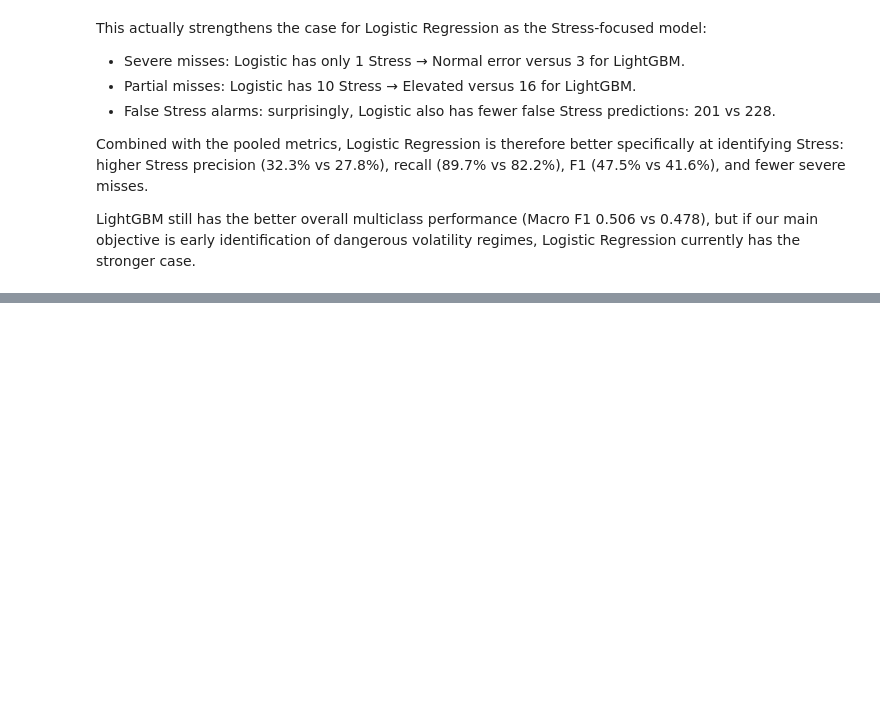
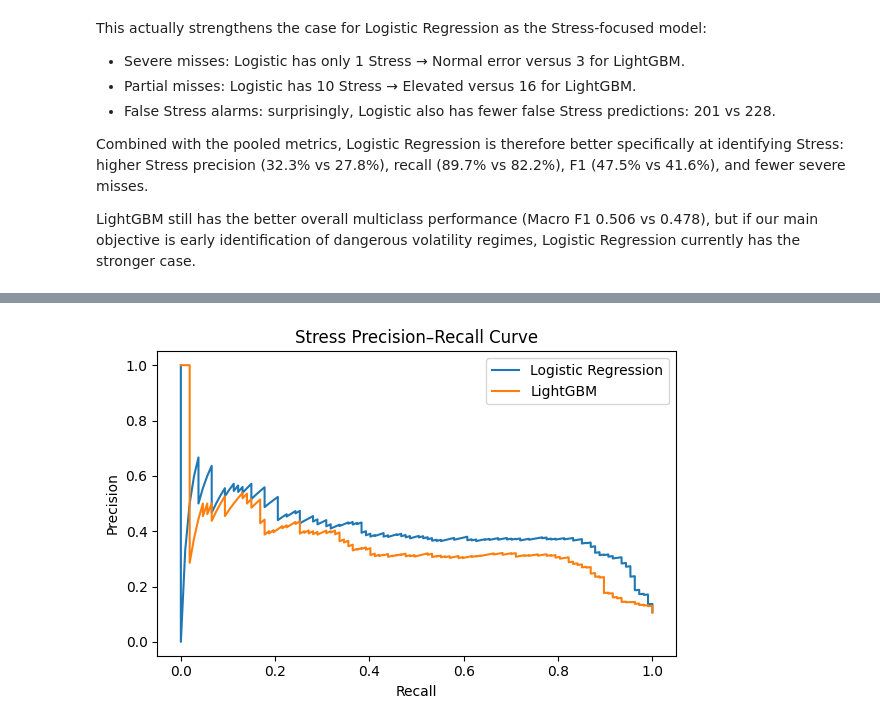
Before and after one commit to Lucie0124/Financial-Volatility-Forecasting, a Jupyter notebook: notebooks/05_regime_clssification.ipynb, the cells around one changed output, grey strips where cells are left out. Saved outputs shown, nothing was run; the diff lists cells and outputs as text; code cells hidden in the pictures; blank space fills up the shorter version.

```diff
--- a/notebooks/05_regime_clssification.ipynb
+++ b/notebooks/05_regime_clssification.ipynb
@@ -1032,0 +1092,19 @@ LightGBM still has the better overall multiclass performance (Macro F1 0.506 vs
+# %%
+# Precision–Recall curve
+
+plt.figure(figsize=(6, 4))
+
+for model_name in ["Logistic Regression", "LightGBM"]:
+
+    model_predictions = all_predictions_df.loc[all_predictions_df["model"] == model_name]
+    precision, recall, _ = precision_recall_curve(model_predictions["actual_stress"], model_predictions["prob_stress"])
+    plt.plot(recall, precision, label=model_name)
+
+plt.xlabel("Recall")
+plt.ylabel("Precision")
+plt.title("Stress Precision–Recall Curve")
+plt.legend()
+plt.tight_layout()
+plt.show()
+# %% [output]
+[figure, added]
```
Also changed, not shown: parts of 9 cells of this notebook, 1 other file.
